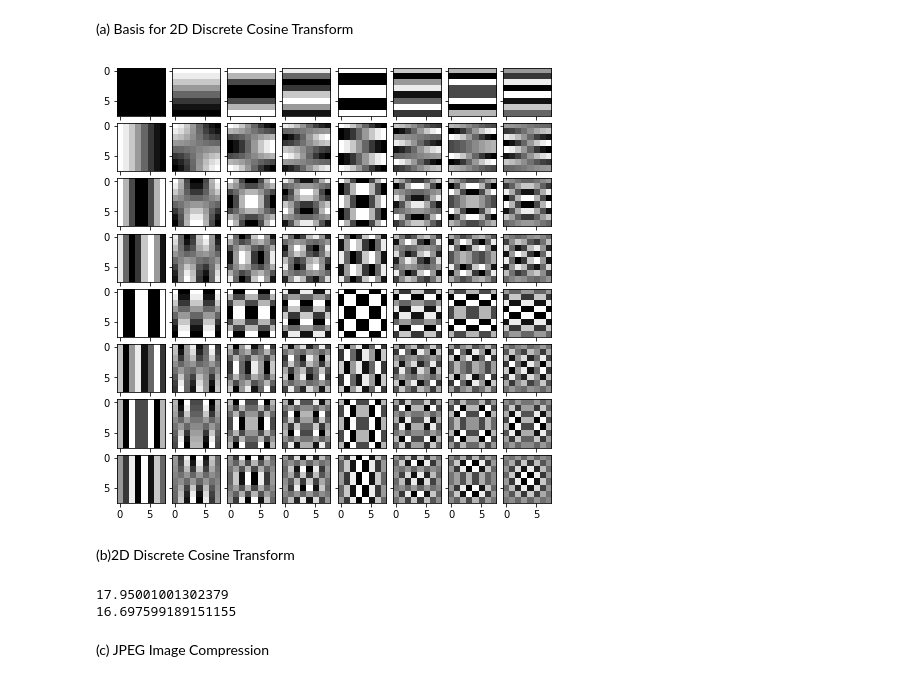
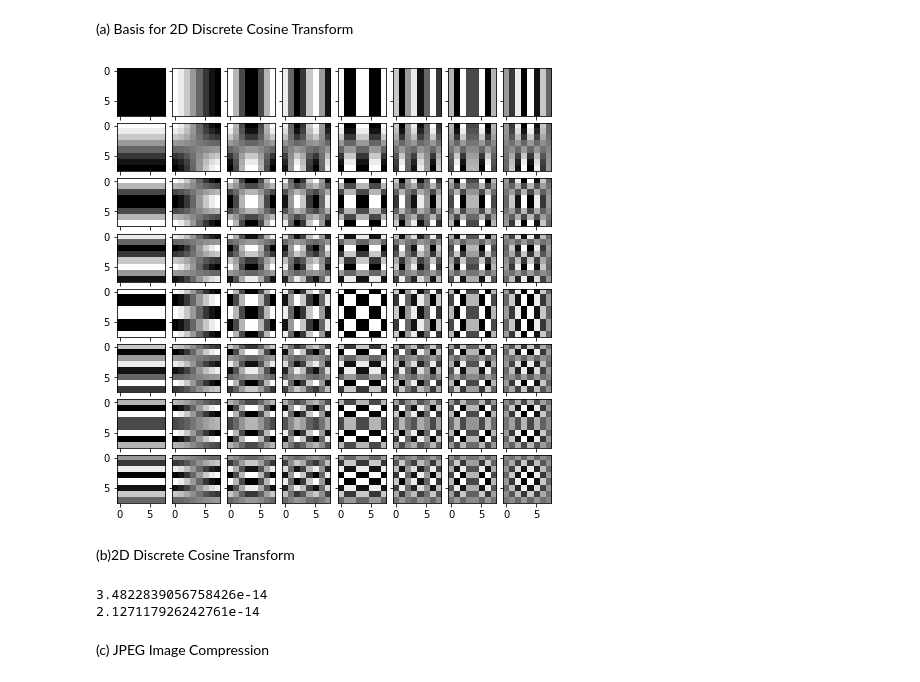
Before and after one commit to Inglam/Computer-Vision-EECS442-, a Jupyter notebook: ps2_Enpei_FA20.ipynb, the cells around one changed output. Drawn from its saved outputs; the diff is of its cells as text; code cells hidden in the pictures.

```diff
--- a/ps2_Enpei_FA20.ipynb
+++ b/ps2_Enpei_FA20.ipynb
@@ -346,35 +346,37 @@ Note: Though this problem looks very long, it actually only requires very little
 import numpy as np
 
 def build_2D_DCT_basis(Nx, Ny):
   #Create 2D coordinate grid
   X = np.arange(Nx)[None,:].repeat(Ny,axis=0)
   Y = np.arange(Ny)[:,None].repeat(Nx,axis=1)
 
   DCT_basis = np.zeros([Ny,Nx,Ny,Nx]) #First two indices corresponds to frequency components (ky,kx), last two indices corresponds to spatial location (y,x).
   for kx in range(Nx):
     for ky in range(Ny):
         # ==== your code here ! ====
-      DCT_basis[kx][ky] =  np.cos(np.pi*(2*Y+1)*ky/2/Ny) * np.cos(np.pi*(2*X+1)*kx/2/Nx)
+      for x in range(len(X)):
+        for y in range(len(Y)):
+          DCT_basis[kx][ky][x][y] = np.cos(np.pi*(2*x+1)*kx/2/Nx) * np.cos(np.pi*(2*y+1)*ky/2/Ny)
         # ==== end of code ====
   return DCT_basis
 
 #Build the DCT basis and visualize it.
 import matplotlib.pyplot as plt
 from mpl_toolkits.axes_grid1 import ImageGrid
 
 Nx, Ny = 8, 8
 DCT_basis = build_2D_DCT_basis(Nx, Ny)
 fig = plt.figure(figsize=(8., 8.))
 grid = ImageGrid(fig, 111,  # similar to subplot(111)
                  nrows_ncols=(Ny, Nx),  # creates a grid of axes
                  axes_pad=0.1,  # pad between axes in inch.
                  )
 for ax, im in zip(grid, DCT_basis.reshape(-1,Ny,Nx)):
     # Iterating over the grid returns the Axes.
     ax.imshow(im, cmap = 'gray')
 plt.show()
 # %% [output]
-[figure, old version]
+[figure, new version]
 # %% [markdown]
 (b)2D Discrete Cosine Transform
 # %%
@@ -422,8 +424,8 @@ def idct_2d(image):
 print(np.abs(DCT_2D(image_patch) - dct_2d(image_patch)).sum())
 print(np.abs(IDCT_2D(image_patch) - idct_2d(image_patch)).sum())
 # %% [output]
-17.95001001302379
-16.697599189151155
+3.4822839056758426e-14
+2.127117926242761e-14
 # %% [markdown]
 (c) JPEG Image Compression
 # %% [markdown]
```
